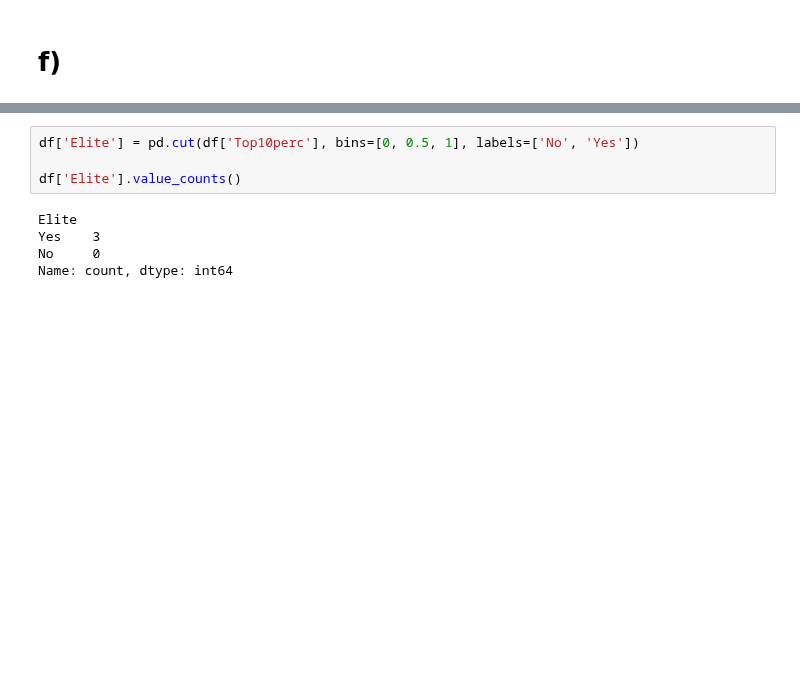
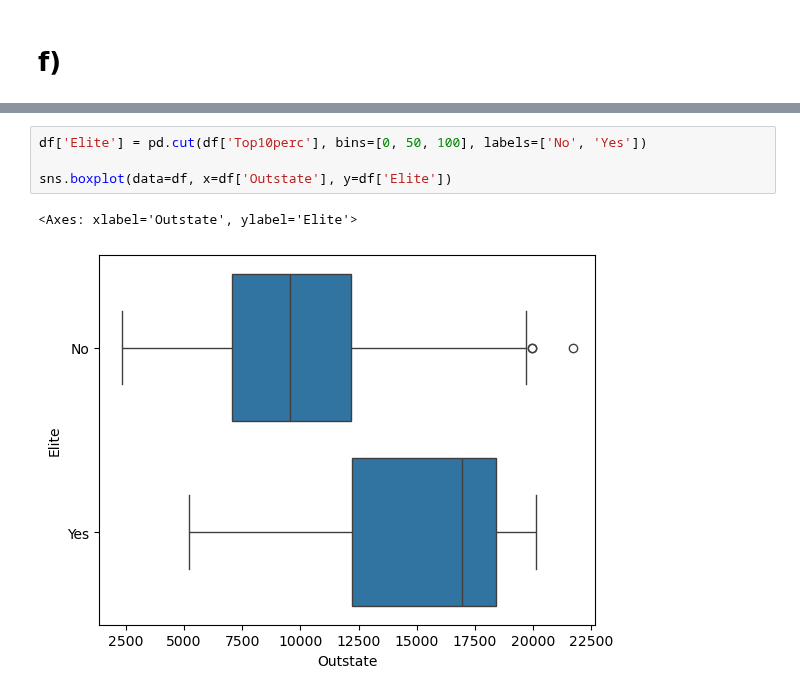
Before and after one commit to josinovmota/Defeating-An-introduction-to-statistical-learning, a Jupyter notebook: Exercises/2.4 Exercises(Statistical Learning)/main.ipynb, the cells around one changed output, grey strips where cells are left out. Saved outputs shown, nothing was run; the diff lists cells and outputs as text; blank space fills up the shorter version.

```diff
--- a/Exercises/2.4 Exercises(Statistical Learning)/main.ipynb
+++ b/Exercises/2.4 Exercises(Statistical Learning)/main.ipynb
@@ -86,9 +69,7 @@ df
 # %%
-df['Elite'] = pd.cut(df['Top10perc'], bins=[0, 0.5, 1], labels=['No', 'Yes'])
+df['Elite'] = pd.cut(df['Top10perc'], bins=[0, 50, 100], labels=['No', 'Yes'])
 
-df['Elite'].value_counts()
+sns.boxplot(data=df, x=df['Outstate'], y=df['Elite'])
 # %% [output]
-Elite
-Yes    3
-No     0
-Name: count, dtype: int64
+<Axes: xlabel='Outstate', ylabel='Elite'>
+[figure, added]
```
Also changed, not shown: parts of 5 cells of this notebook.
